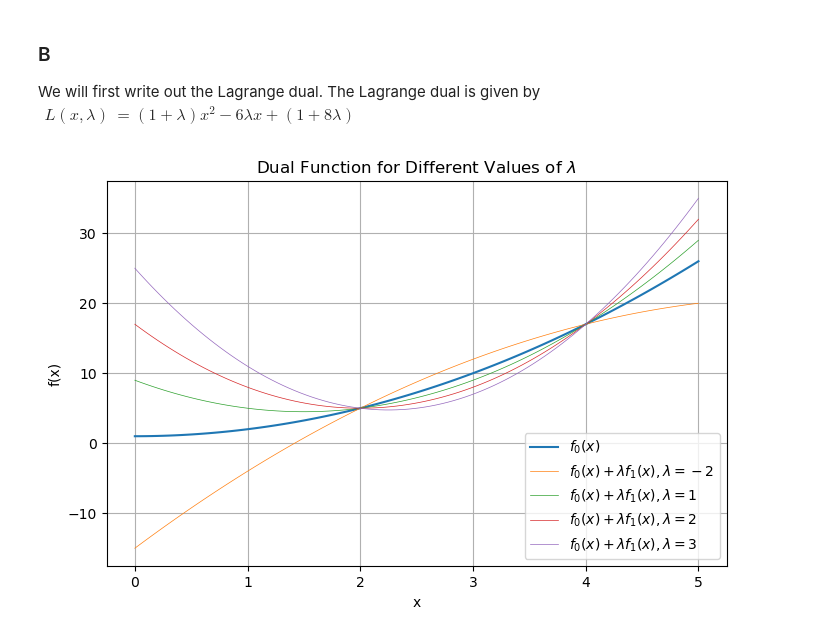
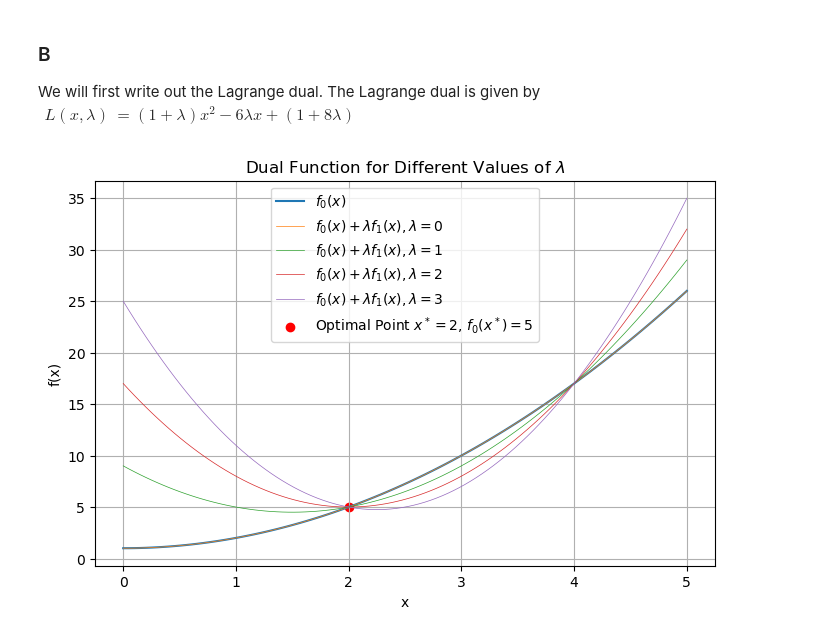
Before and after one commit to varkmiti/S-DS-432, a Jupyter notebook: PSET1/pset1.ipynb, the cells around one changed output. Drawn from its saved outputs; the diff is of its cells as text; code cells hidden in the pictures.

```diff
--- a/PSET1/pset1.ipynb
+++ b/PSET1/pset1.ipynb
@@ -46,16 +46,19 @@ L(x, \lambda) & = (1 + \lambda)x^2 - 6\lambda x + (1 + 8 \lambda)
 # %%
 # Plot the dual for a few values of lambda
 x = np.linspace(0, 5, 100)
-lambdas = [-2, 1, 2, 3]
+lambdas = [0, 1, 2, 3]
 plt.figure(figsize=(8, 5))
 plt.plot(x, f0(x), label='$f_0(x)$')
 for l in lambdas:
     plt.plot(x, f0(x) + l*f1(x), label=f"$f_0(x) + λ f_1(x), λ = {l}$", linewidth=.5)
 plt.xlabel('x')
 plt.ylabel('f(x)')
+
+# plot the optimal point
+plt.scatter(2, f0(2), color='red', label=f"Optimal Point $x^* = 2$, $f_0(x^*) = {f0(2)}$")
 plt.title('Dual Function for Different Values of $\lambda$')
 plt.legend()
 plt.grid(True)
 plt.show()
 # %% [output]
-[figure, old version]
+[figure, new version]
```
Also changed, not shown: parts of 10 cells of this notebook.
